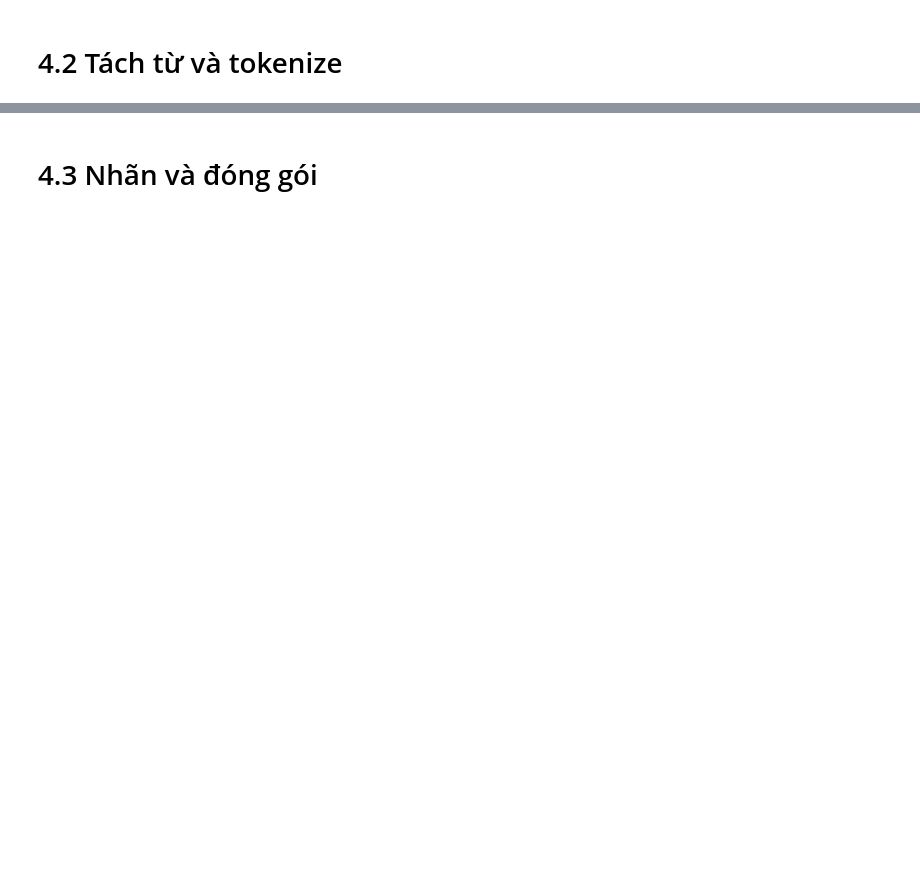
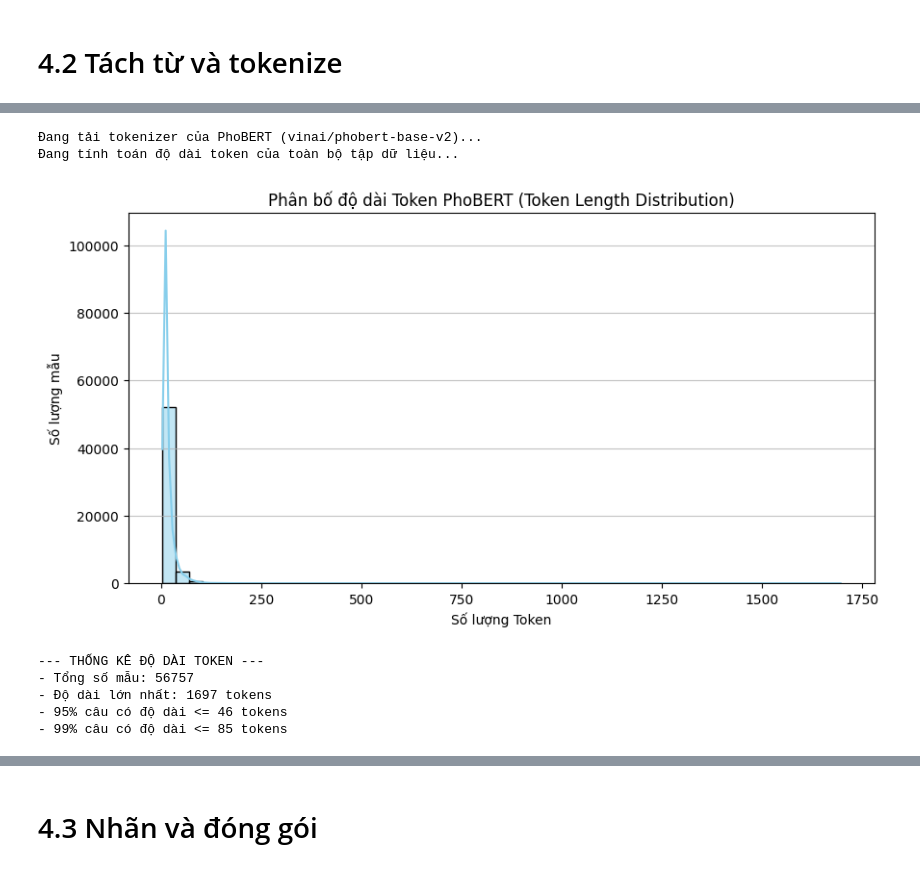
Before and after one commit to MinhVuong2203/social-comment-analyzer, a Jupyter notebook: ai-service/colab/Project1_social_comment_analyzer.ipynb, the cells around one changed output, grey strips where cells are left out. Drawn from its saved outputs; the diff is of its cells as text; code cells hidden in the pictures; blank space fills up the shorter version.

Commit message:
feat: final Training model PhoBERT with gg Colab

```diff
--- a/ai-service/colab/Project1_social_comment_analyzer.ipynb
+++ b/ai-service/colab/Project1_social_comment_analyzer.ipynb
@@ -46,7 +55,7 @@ NumPy: 2.1.3
 # %%
 from transformers import AutoTokenizer, AutoModel
 
-model_name = "vinai/phobert-base"
+model_name = "vinai/phobert-base-v2"
 
 tokenizer = AutoTokenizer.from_pretrained(model_name)
 model = AutoModel.from_pretrained(model_name)
@@ -228,13 +420,13 @@ import seaborn as sns
 from pyvi import ViTokenizer
 from transformers import AutoTokenizer
 # %%
-# Đọc file dữ liệu đã làm sạch từ Mục 4.1
-input_path = "/content/drive/MyDrive/df_cleaned.csv"
+# Đọc file dữ liệu đã làm sạch từ Mục 4.1 trong folder Project1
+input_path = "/content/drive/MyDrive/Project1/df_cleaned.csv"
 try:
     df = pd.read_csv(input_path)
     print(f"Đã tải dữ liệu từ Google Drive: {input_path}")
 except Exception as e:
-    print("Không tìm thấy file trên Drive, thử đọc file local 'df_cleaned.csv'...")
+    print(f"Không tìm thấy file trên Drive ({input_path}), thử đọc file local 'df_cleaned.csv'...")
     df = pd.read_csv("df_cleaned.csv")
 
 # Đảm bảo các dòng rỗng (NaN) ở cột text_cleaned được xử lý
@@ -244,8 +436,10 @@ df['text_cleaned'] = df['text_cleaned'].fillna('')
 print("Đang tiến hành tách từ ghép tiếng Việt (ViTokenizer)...")
 df['text_segmented'] = df['text_cleaned'].apply(lambda x: ViTokenizer.tokenize(str(x)))
 
-# Lưu kết quả ra file df_segmented.csv
-output_path = "/content/drive/MyDrive/df_segmented.csv"
+# Lưu kết quả ra file df_segmented.csv trong folder Project1 trên Google Drive
+output_dir = "/content/drive/MyDrive/Project1"
+os.makedirs(output_dir, exist_ok=True)
+output_path = f"{output_dir}/df_segmented.csv"
 df.to_csv(output_path, index=False)
 df.to_csv("df_segmented.csv", index=False) # Bản sao local
 print(f"Đã lưu file kết quả tại: {output_path}")
@@ -255,33 +457,41 @@ df[['task', 'text_cleaned', 'text_segmented']].head(3)
 # %%
-# Khởi tạo PhoBERT Tokenizer
-MODEL_NAME = "vinai/phobert-base-v2"
-print(f"Đang tải tokenizer của PhoBERT ({MODEL_NAME})...")
+# Khởi tạo PhoBERT Tokenizer (sử dụng model_name đã khai báo ở Mục 3)
+print(f"Đang tải tokenizer của PhoBERT ({model_name})...")
 # Không cần dùng token=True vì đây là mô hình public
-tokenizer = AutoTokenizer.from_pretrained(MODEL_NAME)
+tokenizer = AutoTokenizer.from_pretrained(model_name)
 
 # Tính độ dài token của từng câu trong cột text_segmented
 print("Đang tính toán độ dài token của toàn bộ tập dữ liệu...")
 token_lengths = [len(tokenizer.encode(text, truncation=False)) for text in df['text_segmented']]
 
 # Vẽ biểu đồ phân bố độ dài token
 plt.figure(figsize=(10, 5))
 sns.histplot(token_lengths, bins=50, kde=True, color='skyblue')
 plt.title('Phân bố độ dài Token PhoBERT (Token Length Distribution)')
 plt.xlabel('Số lượng Token')
 plt.ylabel('Số lượng mẫu')
 plt.grid(axis='y', alpha=0.75)
 plt.show()
 
 # Thống kê các mốc quan trọng
 max_len_found = max(token_lengths)
 p95 = int(np.percentile(token_lengths, 95))
 p99 = int(np.percentile(token_lengths, 99))
 
 print(f"--- THỐNG KÊ ĐỘ DÀI TOKEN ---")
 print(f"- Tổng số mẫu: {len(token_lengths)}")
 print(f"- Độ dài lớn nhất: {max_len_found} tokens")
 print(f"- 95% câu có độ dài <= {p95} tokens")
 print(f"- 99% câu có độ dài <= {p99} tokens")
+# %% [output]
+Đang tải tokenizer của PhoBERT (vinai/phobert-base-v2)...
+Đang tính toán độ dài token của toàn bộ tập dữ liệu...
+[figure, added]
+--- THỐNG KÊ ĐỘ DÀI TOKEN ---
+- Tổng số mẫu: 56757
+- Độ dài lớn nhất: 1697 tokens
+- 95% câu có độ dài <= 46 tokens
+- 99% câu có độ dài <= 85 tokens
 # %%
 # Chốt tham số MAX_LEN (Bao phủ ~95-99% dữ liệu, không vượt quá 256 để tránh tràn RAM/GPU)
 MAX_LEN = min(256, max(p95, 64))
```
Also changed, not shown: parts of 41 cells of this notebook.
